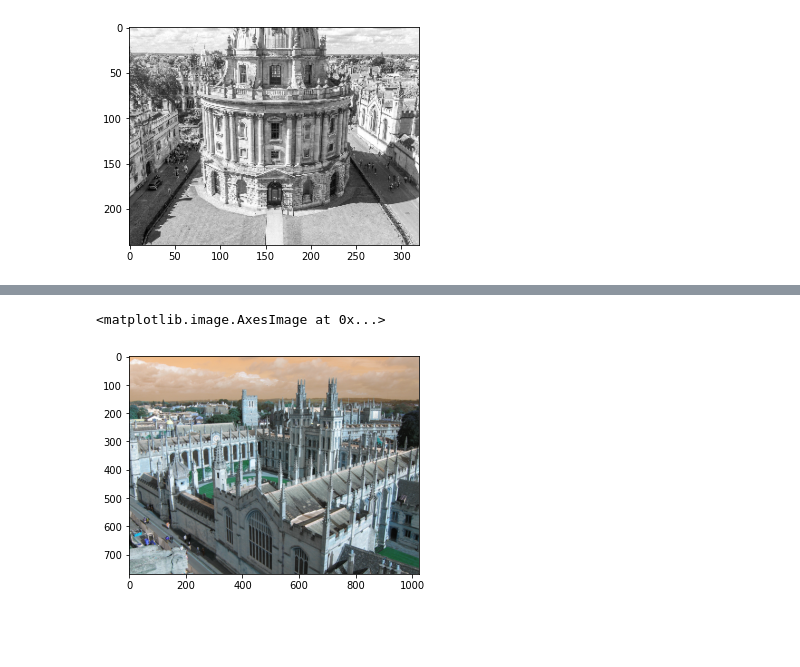
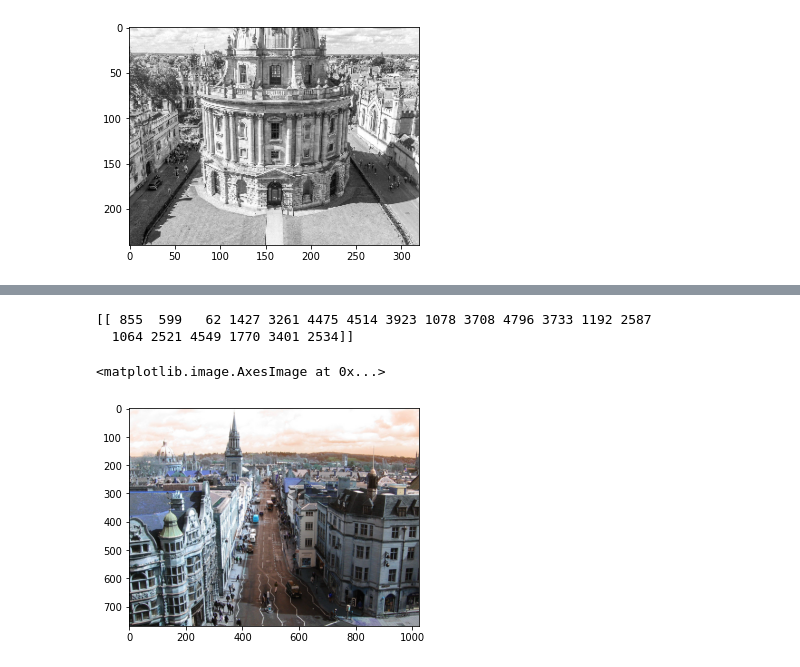
Before and after one commit to amit205/multi-task-learning, a Jupyter notebook: export_vlad_descriptors_oxford-mtl.ipynb, the cells around one changed output, grey strips where cells are left out. Saved outputs shown, nothing was run; the diff lists cells and outputs as text; code cells hidden in the pictures; blank space fills up the shorter version.

```diff
--- a/export_vlad_descriptors_oxford-mtl.ipynb
+++ b/export_vlad_descriptors_oxford-mtl.ipynb
@@ -608,8 +611,8 @@ path = '/root/Internship-Valeo/Project/VLAD/oxford_dataset/oxbuild_images-v1'
 # with open(file, 'wb') as f:
 #     pickle.dump(descriptors, f, protocol=4)
 # %%
-pathVD = '/root/Internship-Valeo/Project/VLAD/visualDictionary/visualDictionary16MTL.pickle'
-outputVLAD = '/root/Internship-Valeo/Project/VLAD/VLADdescriptors/VLAD_MTL_W16'
+pathVD = '/root/Internship-Valeo/Project/VLAD/visualDictionary/visualDictionary256MTL.pickle'
+outputVLAD = '/root/Internship-Valeo/Project/VLAD/VLADdescriptors/VLAD_MTL_W256'
 # %%
 import pickle
 with open(pathVD, 'rb') as f:
@@ -706,6 +712,6 @@ def VLAD(X,visualDictionary):
 # %%
-# #writting the output
-# file=outputVLAD+".pickle"
+#writting the output
+file=outputVLAD+".pickle"
 
-# with open(file, 'wb') as f:
-#     pickle.dump([idImage, vladDescriptors, path], f, protocol=4)
+with open(file, 'wb') as f:
+    pickle.dump([idImage, vladDescriptors, path], f, protocol=4)
@@ -765,7 +774,7 @@ def query(image, k, visualDictionary,tree):
 
     return dist, ind
 # %%
-treeIndex = '/root/Internship-Valeo/Project/VLAD/ballTreeIndexes/index_MTL_W16.pickle'
+treeIndex = '/root/Internship-Valeo/Project/VLAD/ballTreeIndexes/index_MTL_W256.pickle'
 with open(treeIndex, 'rb') as f:
     indexStructure=pickle.load(f)
 imageID=indexStructure[0]
@@ -811,8 +823,13 @@ print(ind)
+# %%
+print(ind)
+# %% [output]
+[[ 855  599   62 1427 3261 4475 4514 3923 1078 3708 4796 3733 1192 2587
+  1064 2521 4549 1770 3401 2534]]
 # %%
-filename = (imageID[62])[0]
+filename = (imageID[2534])[0]
 im = Path(path,'{}.jpg'.format(filename.numpy().decode('utf-8')))
 result = cv2.imread(str(im))
 plt.imshow(result)
 # %% [output]
 <matplotlib.image.AxesImage at 0x...>
-[figure, old version]
+[figure, new version]
```
Also changed, not shown: parts of 11 cells of this notebook, 4 other files.
